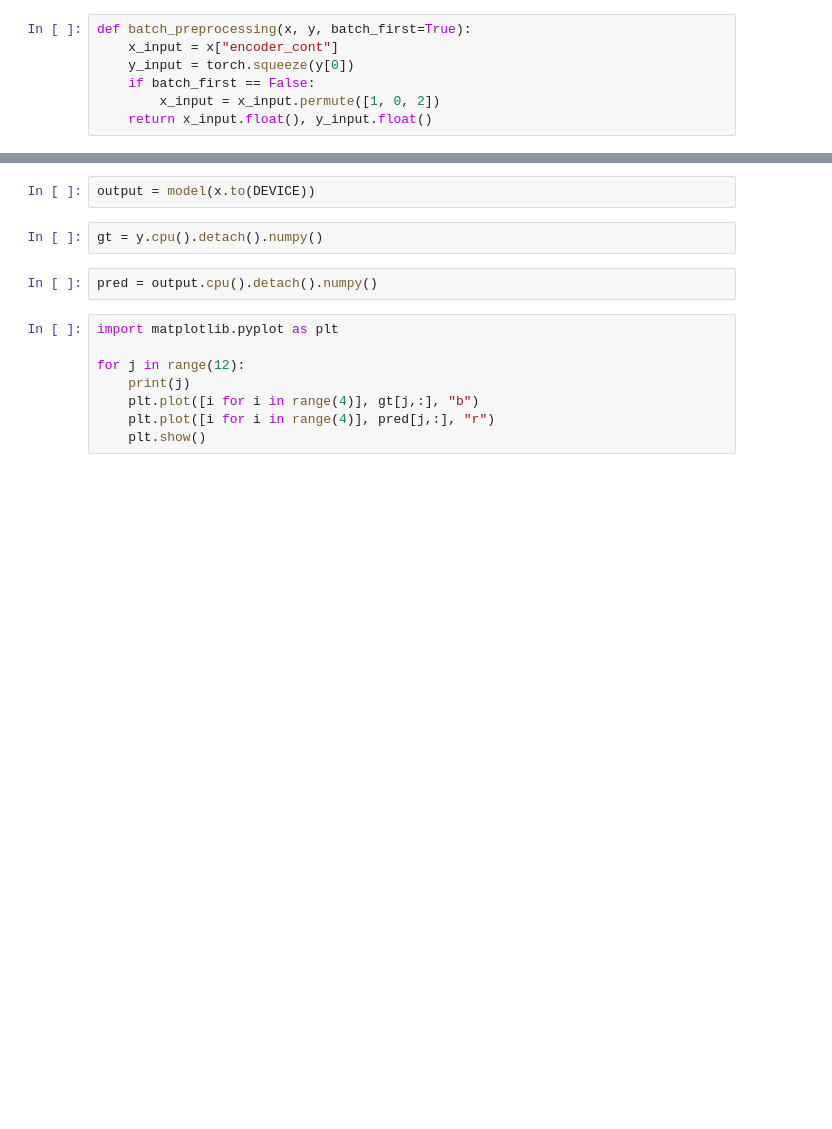
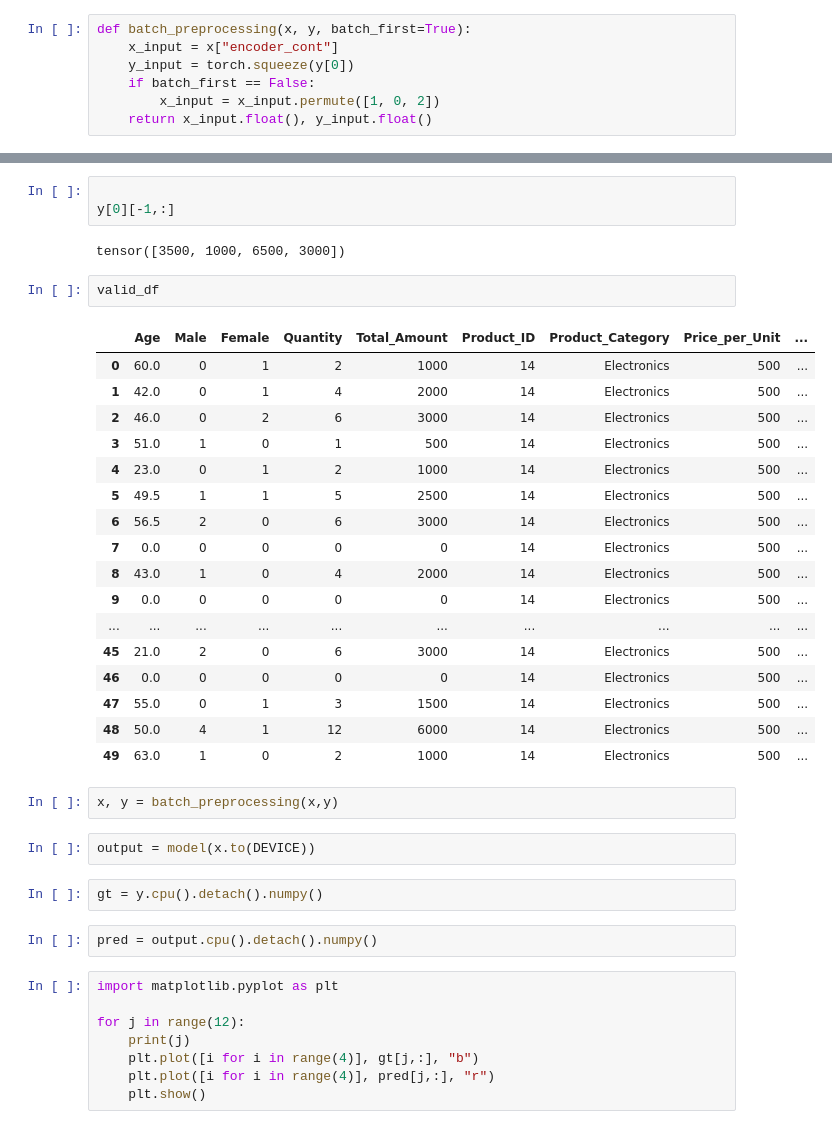
Before and after one commit to corcasta/pandora_tech_test, a Jupyter notebook: notebooks/debug.ipynb, the cells around one changed output, grey strips where cells are left out. Saved outputs shown, nothing was run; the diff lists cells and outputs as text; blank space fills up the shorter version.

```diff
--- a/notebooks/debug.ipynb
+++ b/notebooks/debug.ipynb
@@ -54,3 +79,30 @@ def batch_preprocessing(x, y, batch_first=True):
+# %%
+
+y[0][-1,:]
+# %% [output]
+tensor([3500, 1000, 6500, 3000])
+# %%
+valid_df
+# %% [output]
+|  | Age | Male | Female | Quantity | Total_Amount | Product_ID | Product_Category | Price_per_Unit | ... |
+| 0 | 60.0 | 0 | 1 | 2 | 1000 | 14 | Electronics | 500 | ... |
+| 1 | 42.0 | 0 | 1 | 4 | 2000 | 14 | Electronics | 500 | ... |
+| 2 | 46.0 | 0 | 2 | 6 | 3000 | 14 | Electronics | 500 | ... |
+| 3 | 51.0 | 1 | 0 | 1 | 500 | 14 | Electronics | 500 | ... |
+| 4 | 23.0 | 0 | 1 | 2 | 1000 | 14 | Electronics | 500 | ... |
+| 5 | 49.5 | 1 | 1 | 5 | 2500 | 14 | Electronics | 500 | ... |
+| 6 | 56.5 | 2 | 0 | 6 | 3000 | 14 | Electronics | 500 | ... |
+| 7 | 0.0 | 0 | 0 | 0 | 0 | 14 | Electronics | 500 | ... |
+| 8 | 43.0 | 1 | 0 | 4 | 2000 | 14 | Electronics | 500 | ... |
+| 9 | 0.0 | 0 | 0 | 0 | 0 | 14 | Electronics | 500 | ... |
+| ... | ... | ... | ... | ... | ... | ... | ... | ... | ... |
+| 45 | 21.0 | 2 | 0 | 6 | 3000 | 14 | Electronics | 500 | ... |
+| 46 | 0.0 | 0 | 0 | 0 | 0 | 14 | Electronics | 500 | ... |
+| 47 | 55.0 | 0 | 1 | 3 | 1500 | 14 | Electronics | 500 | ... |
+| 48 | 50.0 | 4 | 1 | 12 | 6000 | 14 | Electronics | 500 | ... |
+| 49 | 63.0 | 1 | 0 | 2 | 1000 | 14 | Electronics | 500 | ... |
+# %%
+x, y = batch_preprocessing(x,y)
 # %%
 output = model(x.to(DEVICE))
 # %%
```
Also changed, not shown: parts of 27 cells of this notebook, 6 other files.
